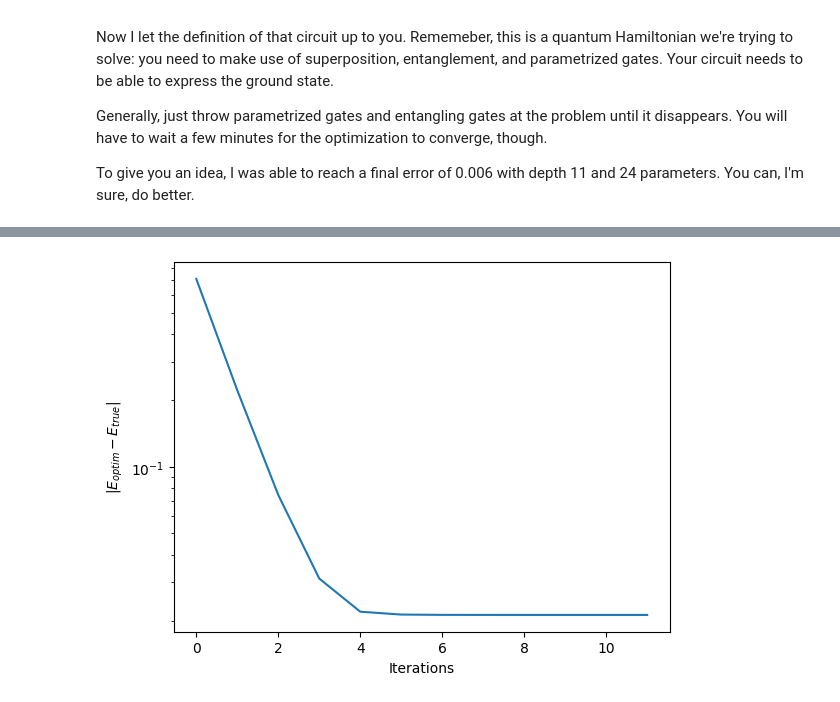
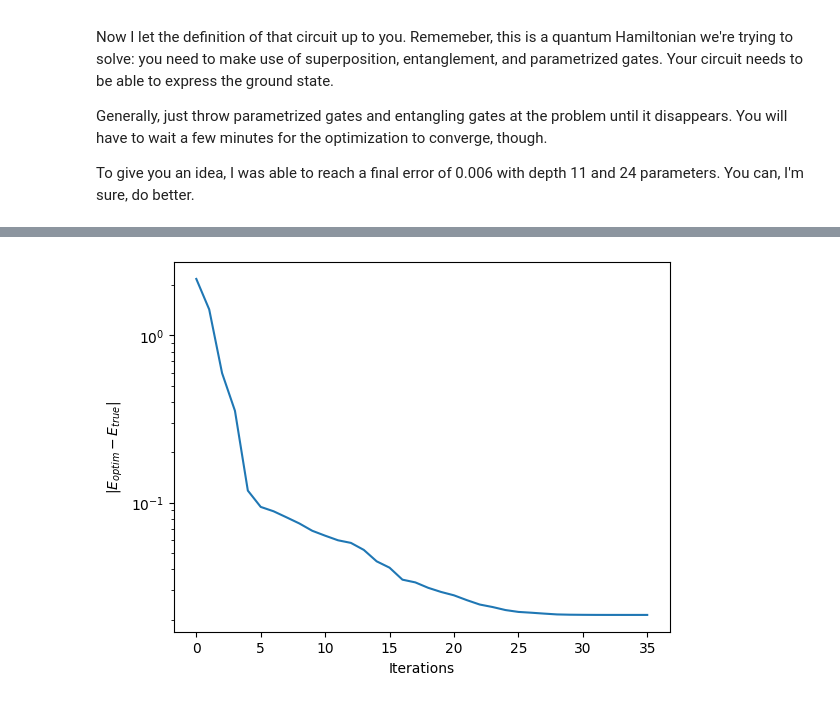
Before and after one commit to RicemanBoy/Qiskit, a Jupyter notebook: 03a_advanced_basics.ipynb, the cells around one changed output, grey strips where cells are left out. Saved outputs shown, nothing was run; the diff lists cells and outputs as text; code cells hidden in the pictures.

```diff
--- a/03a_advanced_basics.ipynb
+++ b/03a_advanced_basics.ipynb
@@ -168,11 +164,11 @@ def your_circuit():
             for j in range(num_qubits):                     #initialize the z gates as parametrised gates
                 if i != j:
                     theta = Parameter(name=str(uuid1()))
-                    circuit.rz(theta,i)
+                    circuit.rz(theta,j)
                 else:
                     continue
+        theta = Parameter(name=str(uuid1()))
         for i in range(num_qubits):                         #initialize the x gates as parametrised gates
-            theta = Parameter(name=str(uuid1()))
             circuit.rx(theta,i)
         #for i in range(1,num_qubits):
             #circuit.cx(0,i)
@@ -205 +201 @@ final energy error is 0.021316313498720874
-[figure, old version]
+[figure, new version]
```
Also changed, not shown: parts of 2 cells of this notebook.
